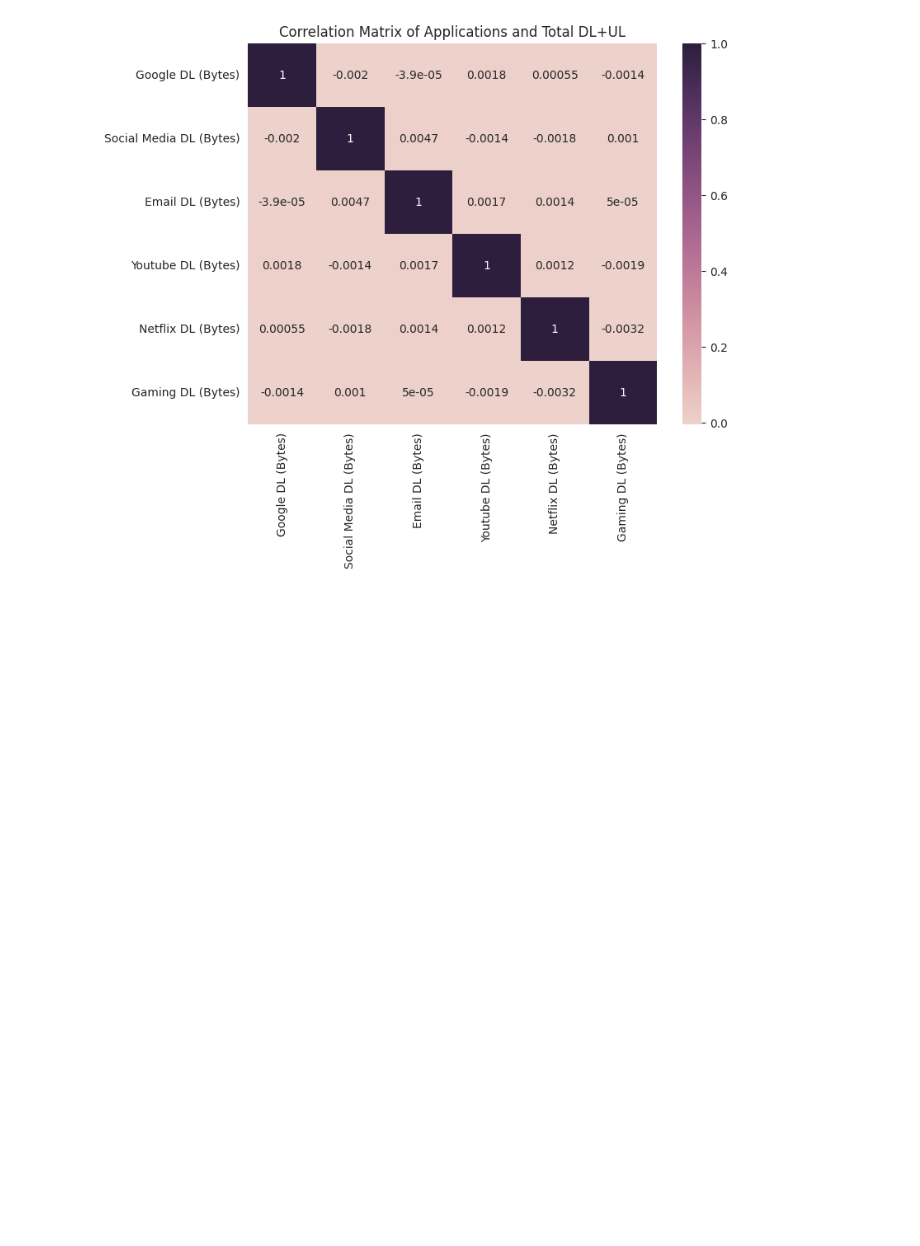
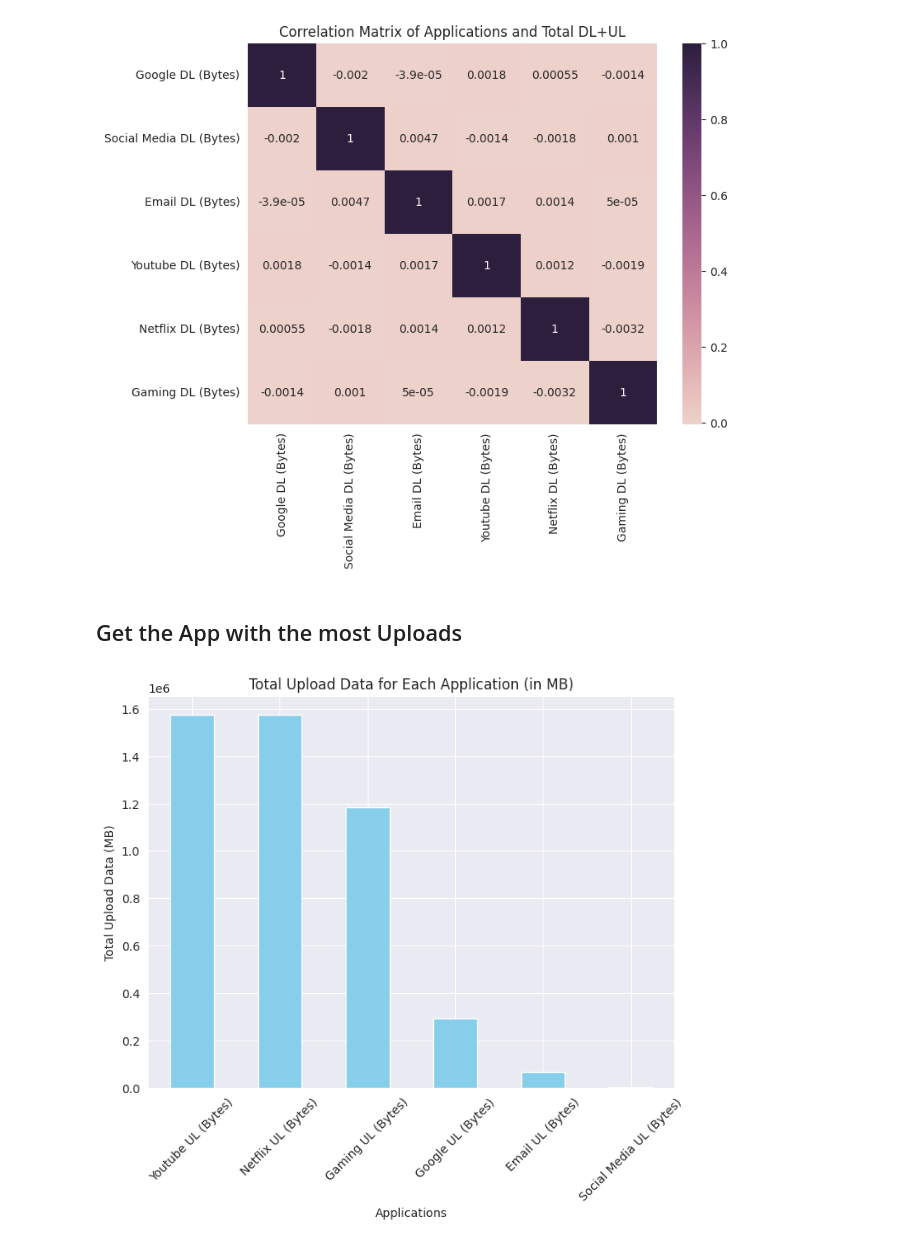
Before and after one commit to biniyam69/telecom, a Jupyter notebook: notebooks/Graphs.ipynb, the cells around one changed output. Cells and saved outputs as stored; diff of their text form; code cells hidden in the pictures; blank space fills up the shorter version.

```diff
--- a/notebooks/Graphs.ipynb
+++ b/notebooks/Graphs.ipynb
@@ -79,3 +79,33 @@ plt.title('Correlation Matrix of Applications and Total DL+UL')
 plt.show()
 # %% [output]
 [figure]
+# %% [markdown]
+## Get the App with the most Uploads
+# %%
+import pandas as pd
+import matplotlib.pyplot as plt
+
+# Columns representing upload data in bytes
+upload_columns = ['Google UL (Bytes)', 'Social Media UL (Bytes)', 'Email UL (Bytes)',
+                  'Youtube UL (Bytes)', 'Netflix UL (Bytes)', 'Gaming UL (Bytes)']
+
+# Function to convert bytes to megabytes
+def bytes_to_megabytes(value):
+    try:
+        return float(value) / (1024 * 1024)
+    except (ValueError, TypeError):
+        return pd.NA  # Return missing value if conversion fails
+
+# Convert bytes to megabytes and sum the data
+total_upload_data = df[upload_columns].applymap(bytes_to_megabytes).sum()
+
+# Plotting
+plt.figure(figsize=(8, 6))
+total_upload_data.sort_values(ascending=False).plot(kind='bar', color='skyblue')
+plt.xlabel('Applications')
+plt.ylabel('Total Upload Data (MB)')
+plt.title('Total Upload Data for Each Application (in MB)')
+plt.xticks(rotation=45)
+plt.show()
+# %% [output]
+[figure, added]
```
Also changed, not shown: parts of 3 cells of this notebook, 1 other file.
